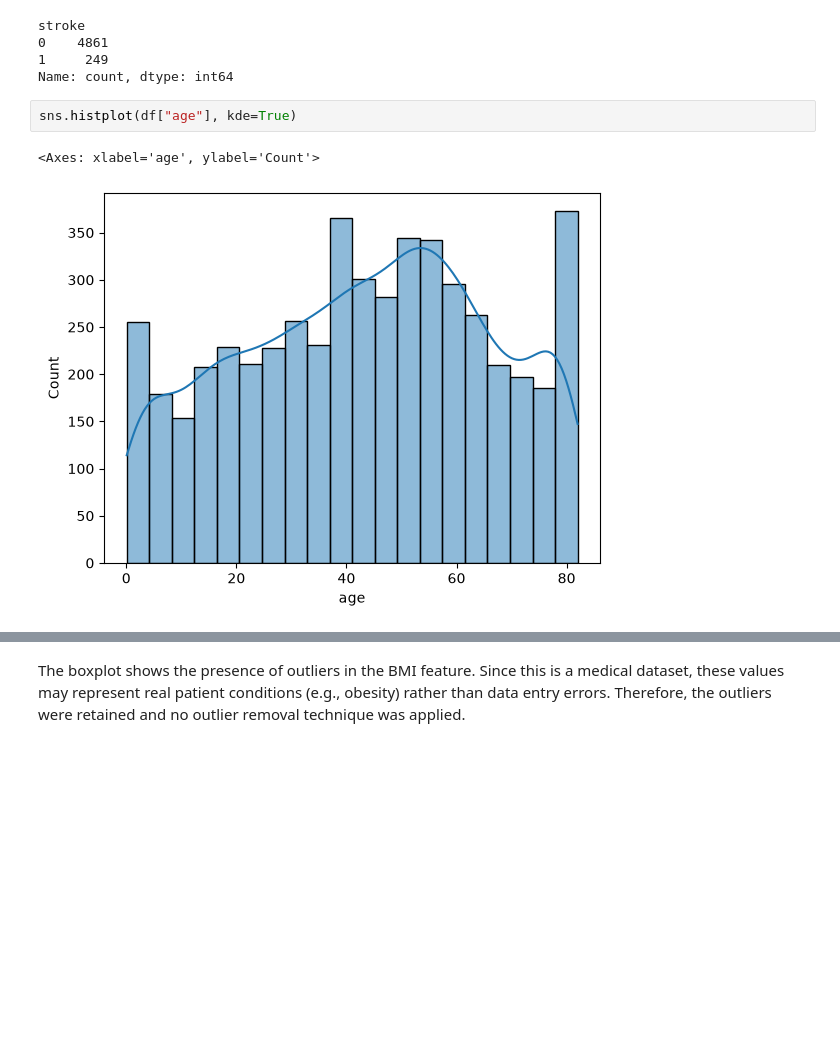
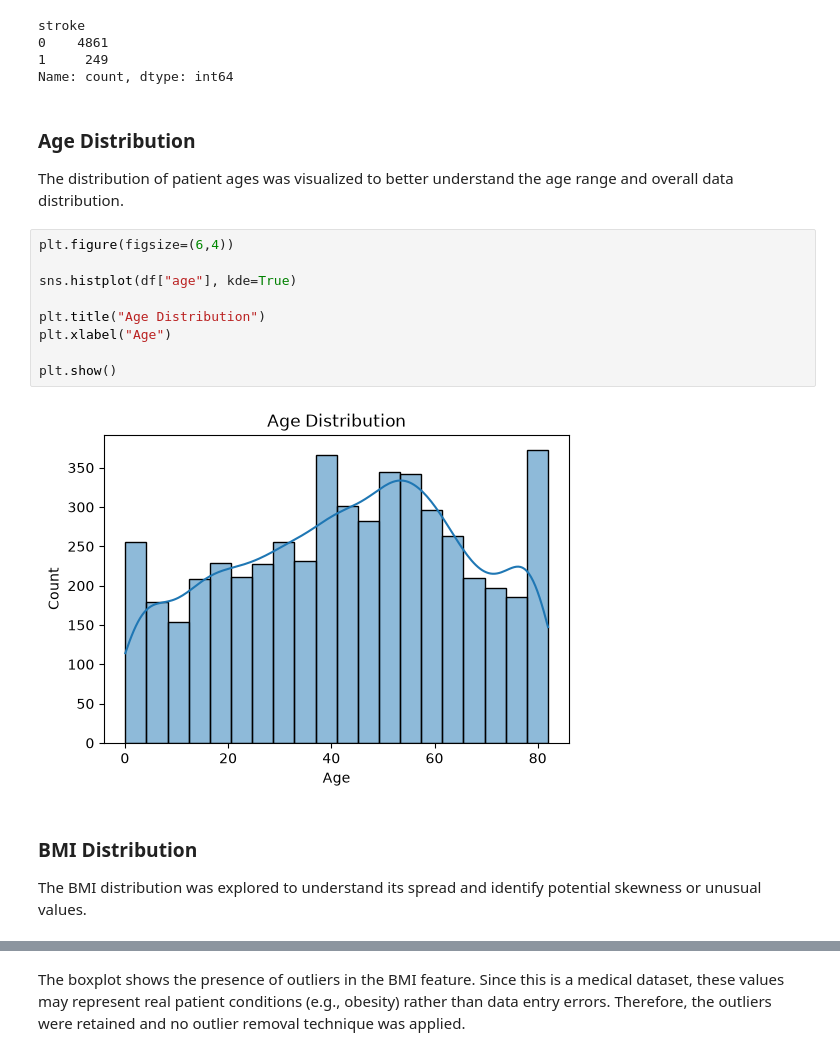
Before and after one commit to ghayda577/AI-ML-Training, a Jupyter notebook: Week3/Day5/mini_project.ipynb, the cells around one changed output, grey strips where cells are left out. Cells and saved outputs as stored; diff of their text form; blank space fills up the shorter version.

```diff
--- a/Week3/Day5/mini_project.ipynb
+++ b/Week3/Day5/mini_project.ipynb
@@ -120,9 +175,23 @@ stroke
 0    4861
 1     249
 Name: count, dtype: int64
+# %% [markdown]
+### Age Distribution
+
+The distribution of patient ages was visualized to better understand the age range and overall data distribution.
 # %%
+plt.figure(figsize=(6,4))
+
 sns.histplot(df["age"], kde=True)
+
+plt.title("Age Distribution")
+plt.xlabel("Age")
+
+plt.show()
 # %% [output]
-<Axes: xlabel='age', ylabel='Count'>
-[figure, old version]
+[figure, new version]
+# %% [markdown]
+### BMI Distribution
+
+The BMI distribution was explored to understand its spread and identify potential skewness or unusual values.
 # %%
```
Also changed, not shown: parts of 42 cells of this notebook, 1 other file.
